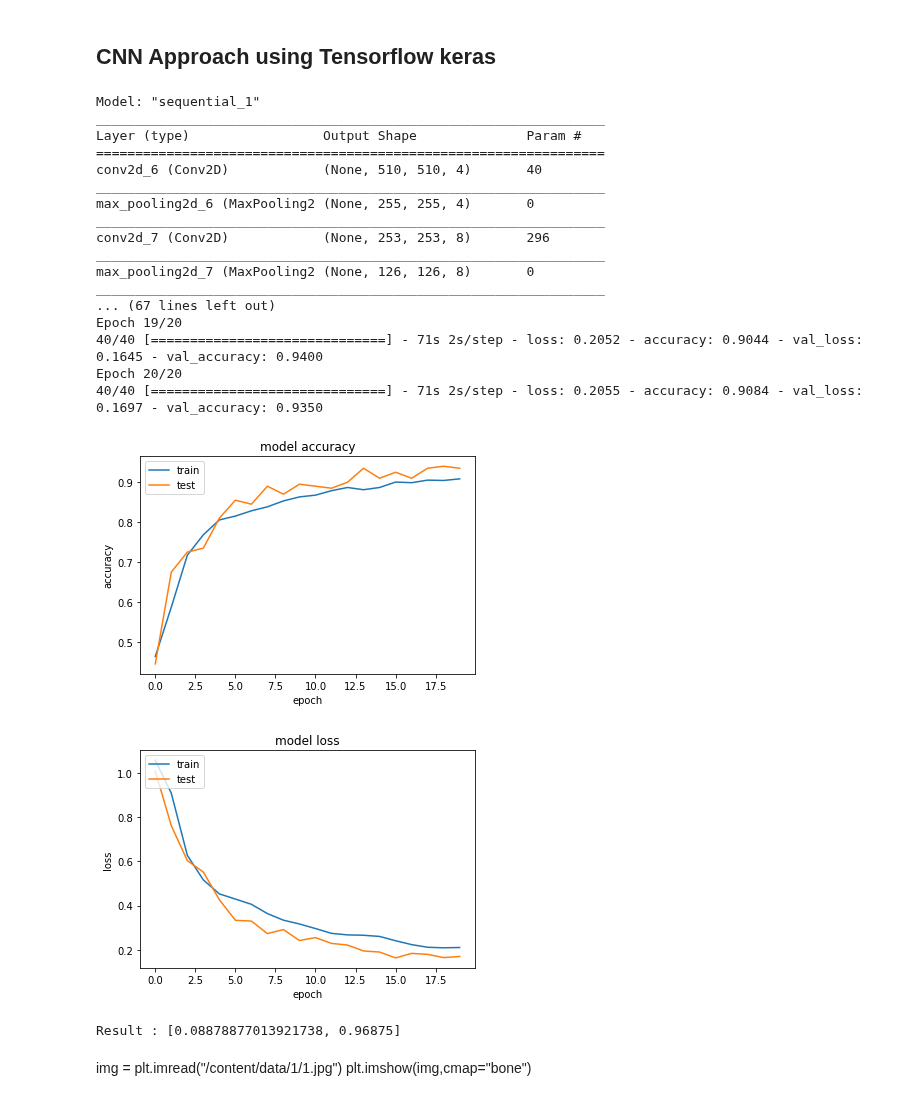
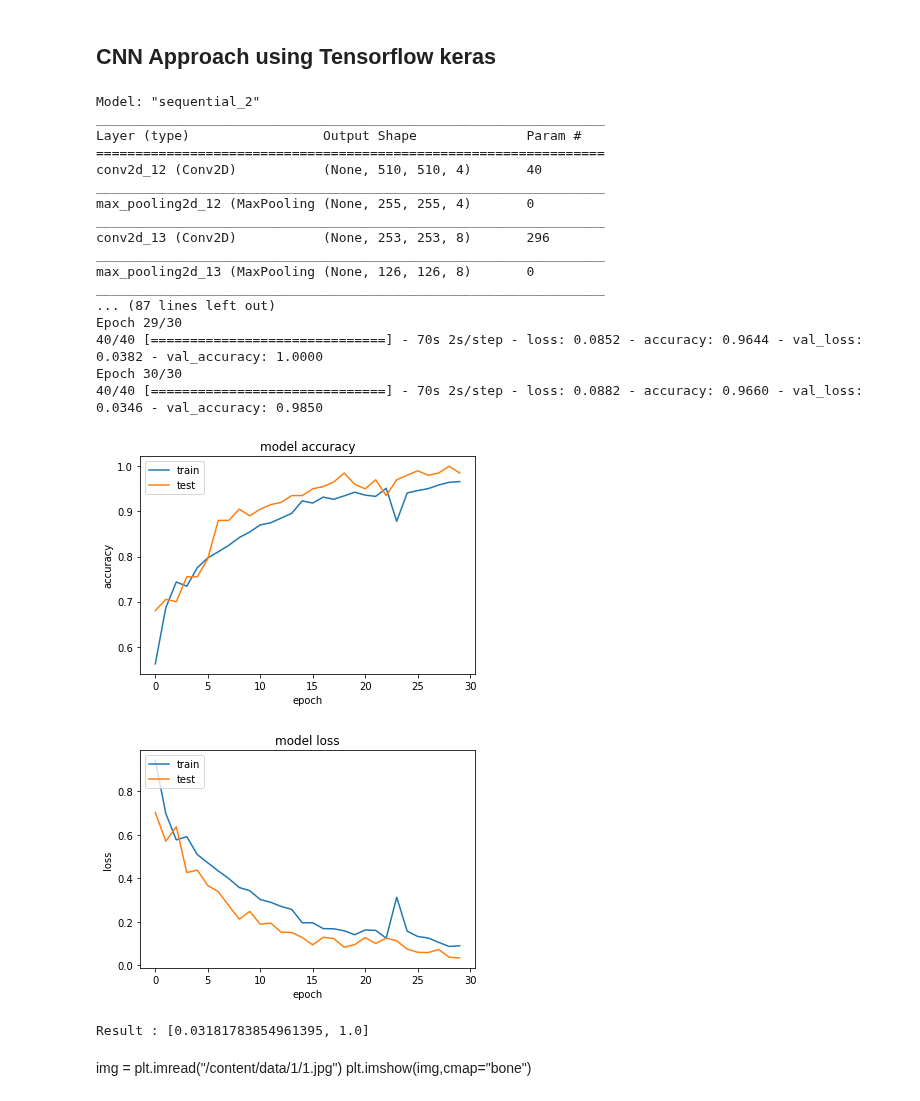
Before and after one commit to PadmarajBhat/Machine-Learning, a Jupyter notebook: BrainTumorClassification.ipynb, the cells around one changed output. Saved outputs shown, nothing was run; the diff lists cells and outputs as text; code cells hidden in the pictures.

Commit message:
100% accuracy !!!

```diff
--- a/BrainTumorClassification.ipynb
+++ b/BrainTumorClassification.ipynb
@@ -1105,51 +1105,51 @@ def CNN():
 
   history = model.fit_generator(training_data
                                 ,validation_data=validation_data
-                                ,epochs=20
+                                ,epochs=30
                                 ,use_multiprocessing=True
                                 )
   # summarize history for accuracy
   plt.plot(history.history['accuracy'])
   plt.plot(history.history['val_accuracy'])
   plt.title('model accuracy')
   plt.ylabel('accuracy')
   plt.xlabel('epoch')
   plt.legend(['train', 'test'], loc='upper left')
   plt.show()
   # summarize history for loss
   plt.plot(history.history['loss'])
   plt.plot(history.history['val_loss'])
   plt.title('model loss')
   plt.ylabel('loss')
   plt.xlabel('epoch')
   plt.legend(['train', 'test'], loc='upper left')
   plt.show()
 
   result = model.evaluate_generator(testing_data,steps=1)
   print("Result :", result)
 
 CNN()
 # %% [output]
-Model: "sequential_1"
+Model: "sequential_2"
 _________________________________________________________________
 Layer (type)                 Output Shape              Param #
 =================================================================
-conv2d_6 (Conv2D)            (None, 510, 510, 4)       40
+conv2d_12 (Conv2D)           (None, 510, 510, 4)       40
 _________________________________________________________________
-max_pooling2d_6 (MaxPooling2 (None, 255, 255, 4)       0
+max_pooling2d_12 (MaxPooling (None, 255, 255, 4)       0
 _________________________________________________________________
-conv2d_7 (Conv2D)            (None, 253, 253, 8)       296
+conv2d_13 (Conv2D)           (None, 253, 253, 8)       296
 _________________________________________________________________
-max_pooling2d_7 (MaxPooling2 (None, 126, 126, 8)       0
+max_pooling2d_13 (MaxPooling (None, 126, 126, 8)       0
 _________________________________________________________________
-... (67 lines left out)
-Epoch 19/20
-40/40 [==============================] - 71s 2s/step - loss: 0.2052 - accuracy: 0.9044 - val_loss: 0.1645 - val_accuracy: 0.9400
-Epoch 20/20
-40/40 [==============================] - 71s 2s/step - loss: 0.2055 - accuracy: 0.9084 - val_loss: 0.1697 - val_accuracy: 0.9350
+... (87 lines left out)
+Epoch 29/30
+40/40 [==============================] - 70s 2s/step - loss: 0.0852 - accuracy: 0.9644 - val_loss: 0.0382 - val_accuracy: 1.0000
+Epoch 30/30
+40/40 [==============================] - 70s 2s/step - loss: 0.0882 - accuracy: 0.9660 - val_loss: 0.0346 - val_accuracy: 0.9850
-[figure, old version]
+[figure, new version]
-[figure, old version]
+[figure, new version]
-Result : [0.08878877013921738, 0.96875]
+Result : [0.03181783854961395, 1.0]
 # %% [markdown]
 img = plt.imread("/content/data/1/1.jpg")
 plt.imshow(img,cmap="bone")
```
Also changed, not shown: parts of 1 cell of this notebook.
